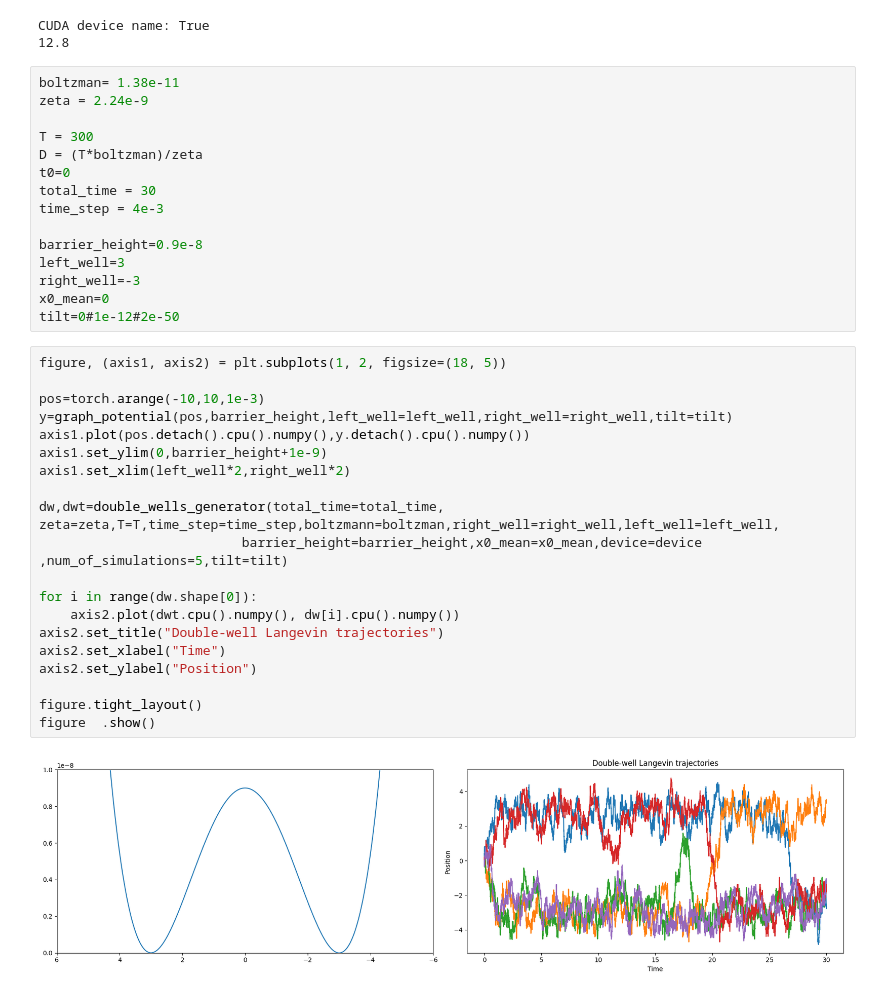
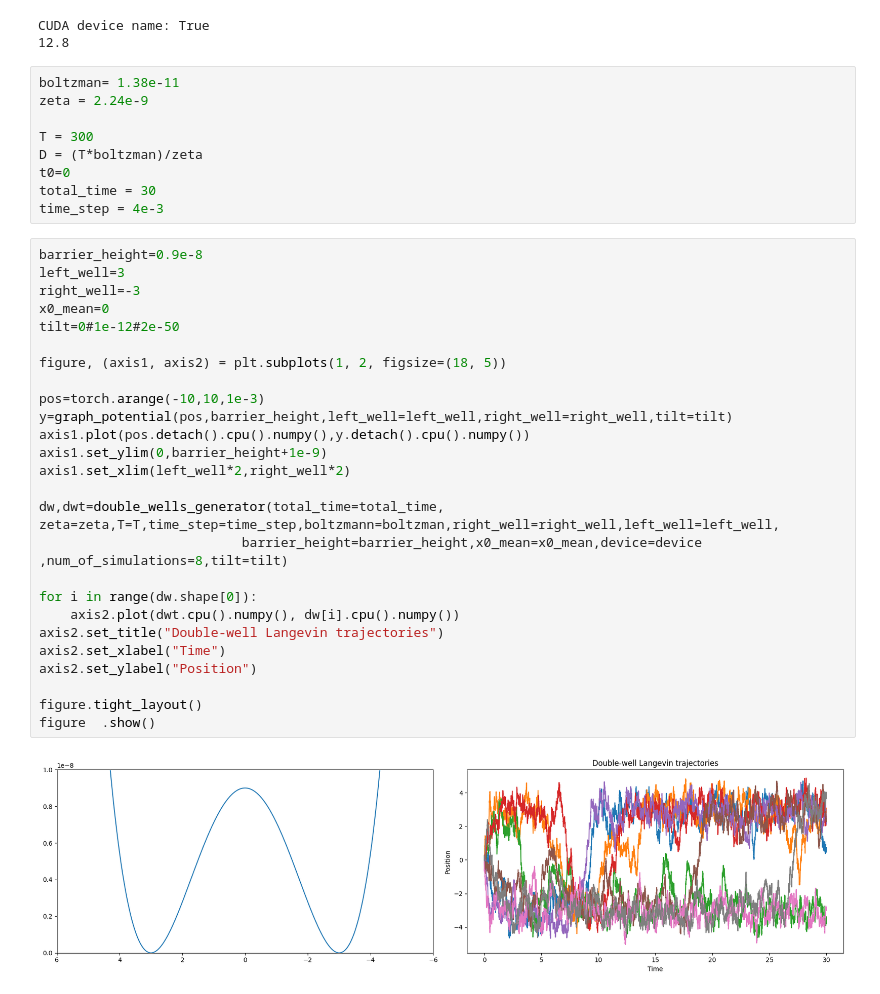
Before and after one commit to 12Mahmud99/synthetic_data_generator, a Jupyter notebook: demo_double_wells.ipynb, the cells around one changed output. Saved outputs shown, nothing was run; the diff lists cells and outputs as text.

```diff
--- a/demo_double_wells.ipynb
+++ b/demo_double_wells.ipynb
@@ -18,31 +18,31 @@ D = (T*boltzman)/zeta
 t0=0
 total_time = 30
 time_step = 4e-3
-
-barrier_height=0.9e-8
-left_well=3
-right_well=-3
-x0_mean=0
-tilt=0#1e-12#2e-50
 # %%
+barrier_height=0.9e-8
+left_well=3
+right_well=-3
+x0_mean=0
+tilt=0#1e-12#2e-50
+
 figure, (axis1, axis2) = plt.subplots(1, 2, figsize=(18, 5))
 
 pos=torch.arange(-10,10,1e-3)
 y=graph_potential(pos,barrier_height,left_well=left_well,right_well=right_well,tilt=tilt)
 axis1.plot(pos.detach().cpu().numpy(),y.detach().cpu().numpy())
 axis1.set_ylim(0,barrier_height+1e-9)
 axis1.set_xlim(left_well*2,right_well*2)
 
 dw,dwt=double_wells_generator(total_time=total_time, zeta=zeta,T=T,time_step=time_step,boltzmann=boltzman,right_well=right_well,left_well=left_well,
-                          barrier_height=barrier_height,x0_mean=x0_mean,device=device  ,num_of_simulations=5,tilt=tilt)
+                          barrier_height=barrier_height,x0_mean=x0_mean,device=device  ,num_of_simulations=8,tilt=tilt)
 
 for i in range(dw.shape[0]):
     axis2.plot(dwt.cpu().numpy(), dw[i].cpu().numpy())
 axis2.set_title("Double-well Langevin trajectories")
 axis2.set_xlabel("Time")
 axis2.set_ylabel("Position")
 
 figure.tight_layout()
 figure  .show()
 # %% [output]
-[figure, old version]
+[figure, new version]
```
Also changed, not shown: parts of 7 cells of this notebook, 13 other files.
